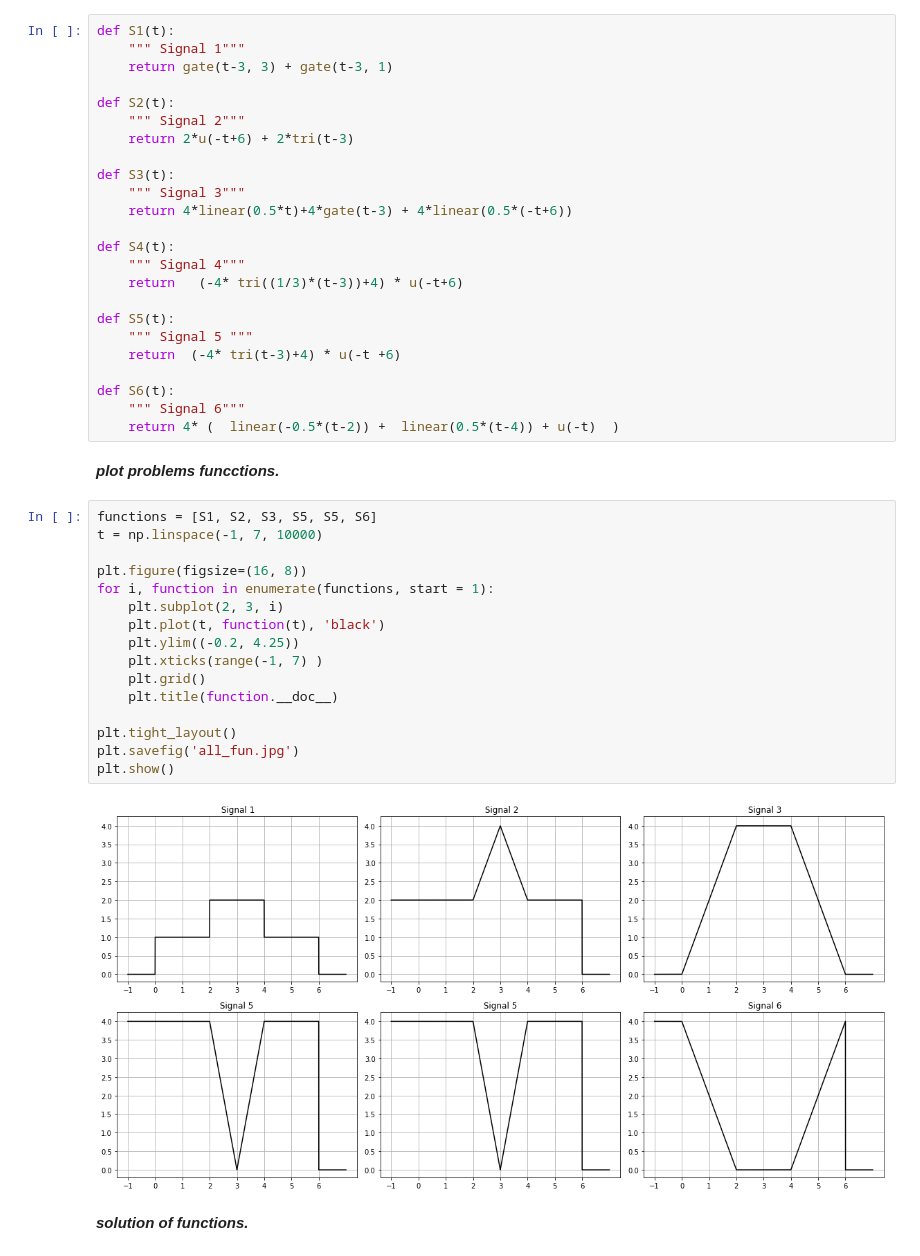
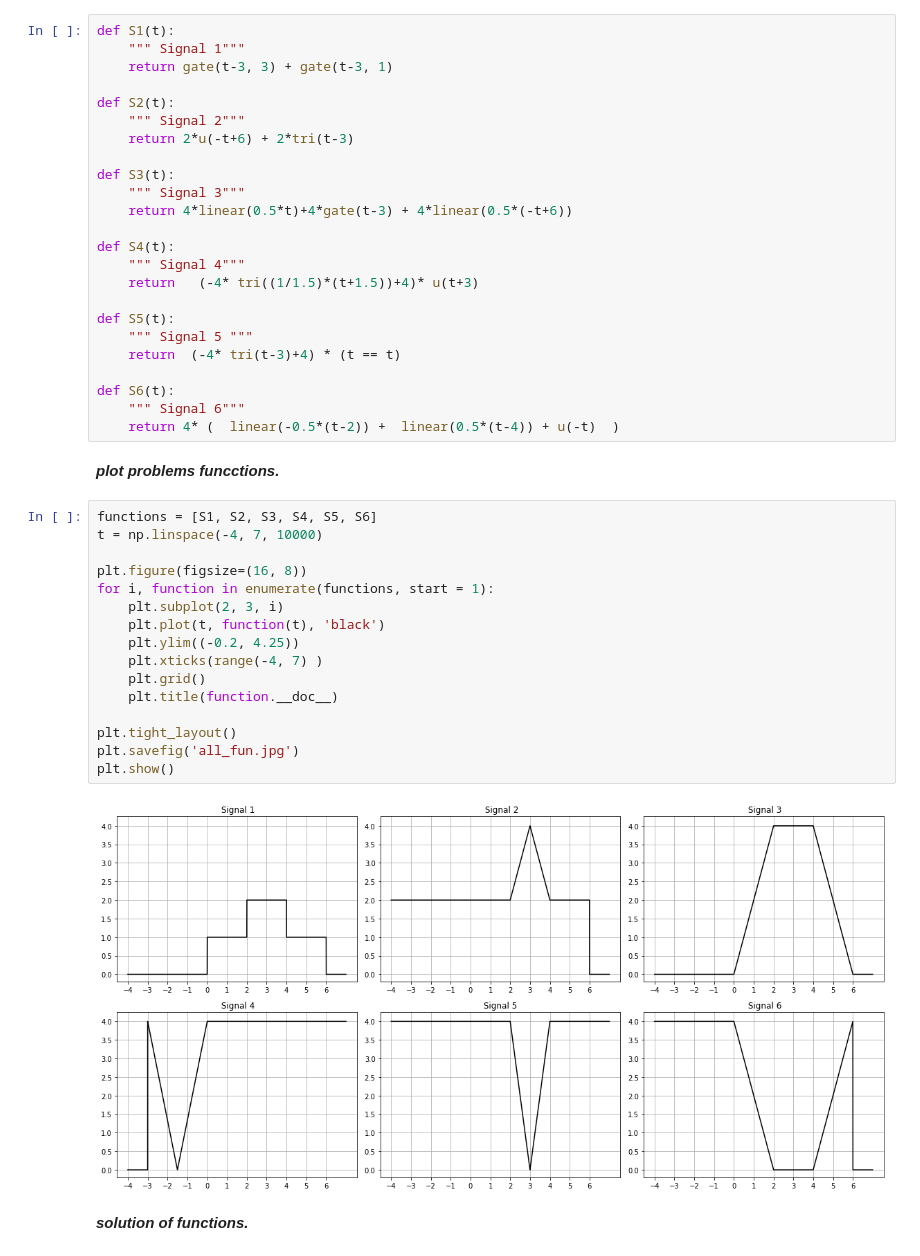
Before and after one commit to HossamAbdelraof/ECE-assignments, a Jupyter notebook: analog_communication/Ass1.ipynb, the cells around one changed output. Saved outputs shown, nothing was run; the diff lists cells and outputs as text.

Commit message:
edited problem function

```diff
--- a/analog_communication/Ass1.ipynb
+++ b/analog_communication/Ass1.ipynb
@@ -69,11 +69,11 @@ def S3(t):
 
 def S4(t):
     """ Signal 4"""
-    return   (-4* tri((1/3)*(t-3))+4) * u(-t+6)
+    return   (-4* tri((1/1.5)*(t+1.5))+4)* u(t+3)
 
 def S5(t):
     """ Signal 5 """
-    return  (-4* tri(t-3)+4) * u(-t +6)
+    return  (-4* tri(t-3)+4) * (t == t)
 
 def S6(t):
     """ Signal 6"""
@@ -81,23 +81,23 @@ def S6(t):
 # %% [markdown]
 ***plot problems funcctions.***
 # %%
-functions = [S1, S2, S3, S5, S5, S6]
-t = np.linspace(-1, 7, 10000)
+functions = [S1, S2, S3, S4, S5, S6]
+t = np.linspace(-4, 7, 10000)
 
 plt.figure(figsize=(16, 8))
 for i, function in enumerate(functions, start = 1):
     plt.subplot(2, 3, i)
     plt.plot(t, function(t), 'black')
     plt.ylim((-0.2, 4.25))
-    plt.xticks(range(-1, 7) )
+    plt.xticks(range(-4, 7) )
     plt.grid()
     plt.title(function.__doc__)
 
 plt.tight_layout()
 plt.savefig('all_fun.jpg')
 plt.show()
 # %% [output]
-[figure, old version]
+[figure, new version]
 # %% [markdown]
 ***solution of functions.***
 # %%
```
Also changed, not shown: parts of 1 cell of this notebook.
